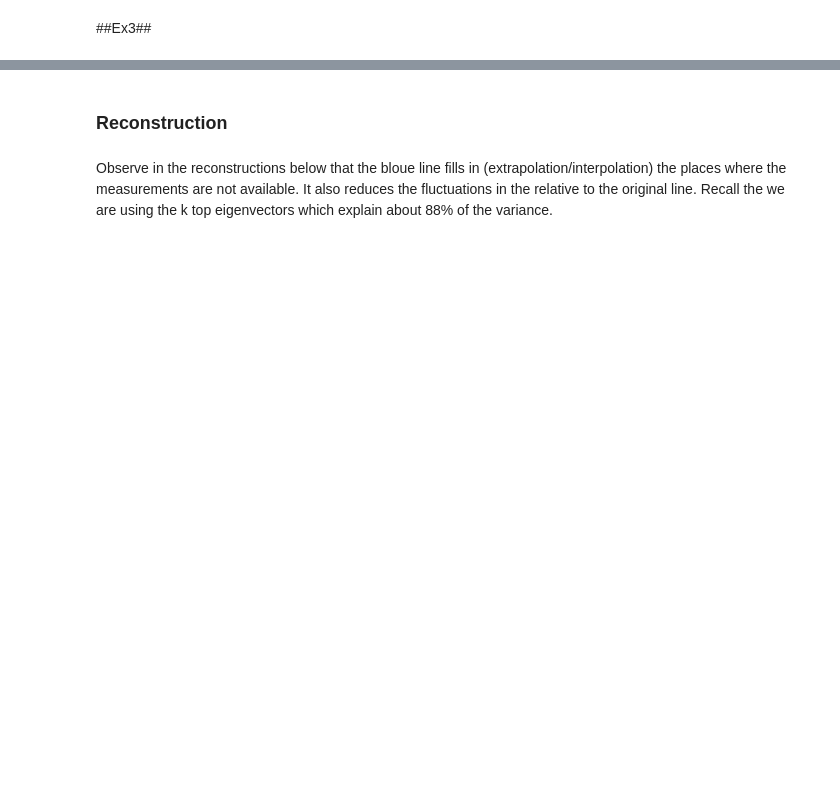
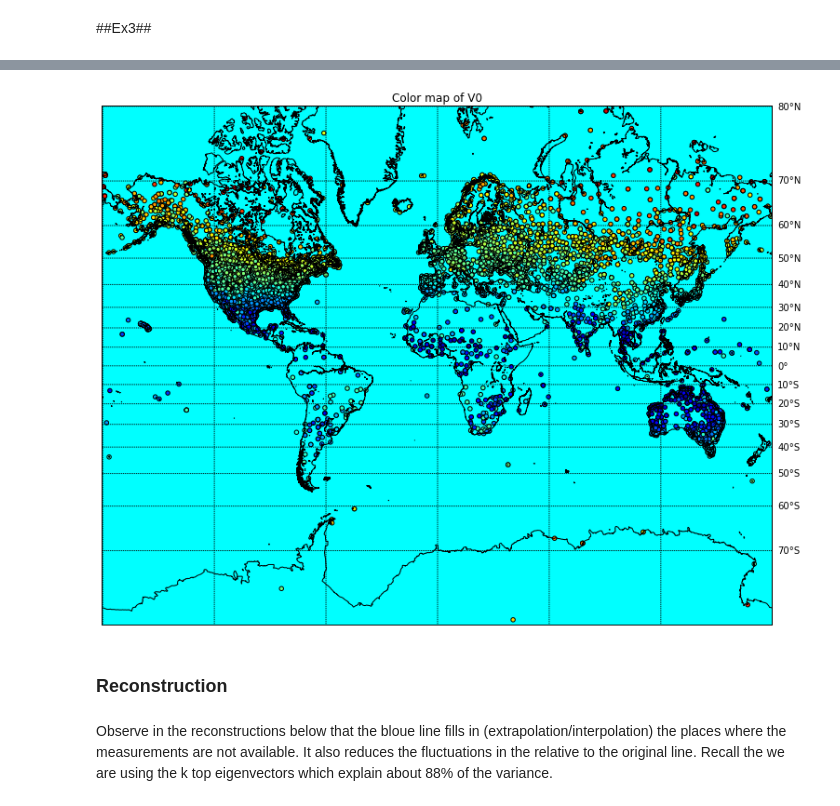
Before and after one commit to lge88/UCSD_BigData, a Jupyter notebook: notebooks/weather/Weather Analysis.ipynb, the cells around one changed output, grey strips where cells are left out. Saved outputs shown, nothing was run; the diff lists cells and outputs as text; code cells hidden in the pictures; blank space fills up the shorter version.

```diff
--- a/notebooks/weather/Weather Analysis.ipynb
+++ b/notebooks/weather/Weather Analysis.ipynb
@@ -800,3 +742,7 @@ plot_color_map_for_value('Mean', Djoined)
+# %%
+plot_color_map_for_value('V0', Djoined)
+# %% [output]
+[figure, added]
 # %% [markdown]
 ### Reconstruction ###
 # %%
```
Also changed, not shown: parts of 17 cells of this notebook, 1 other file.
